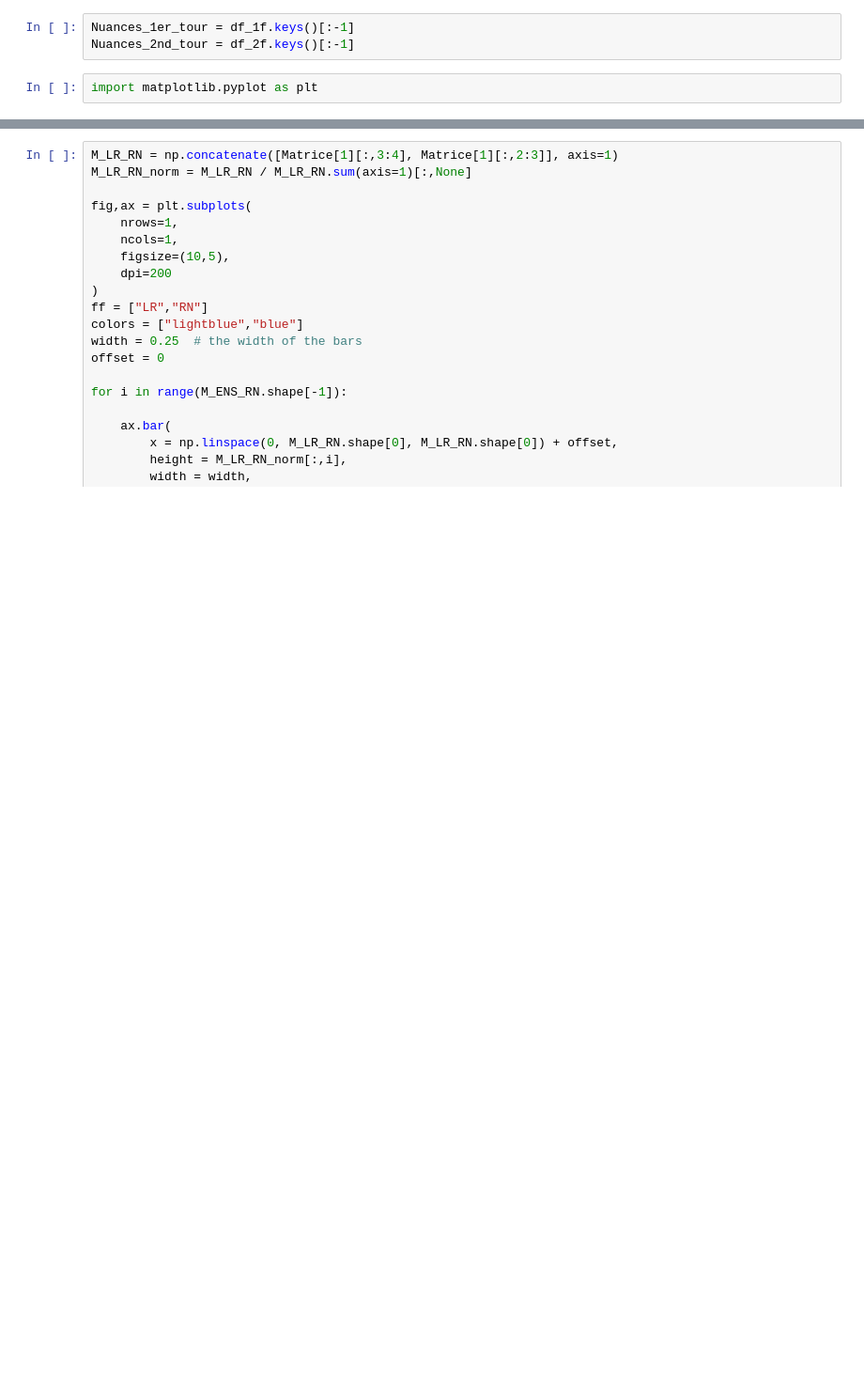
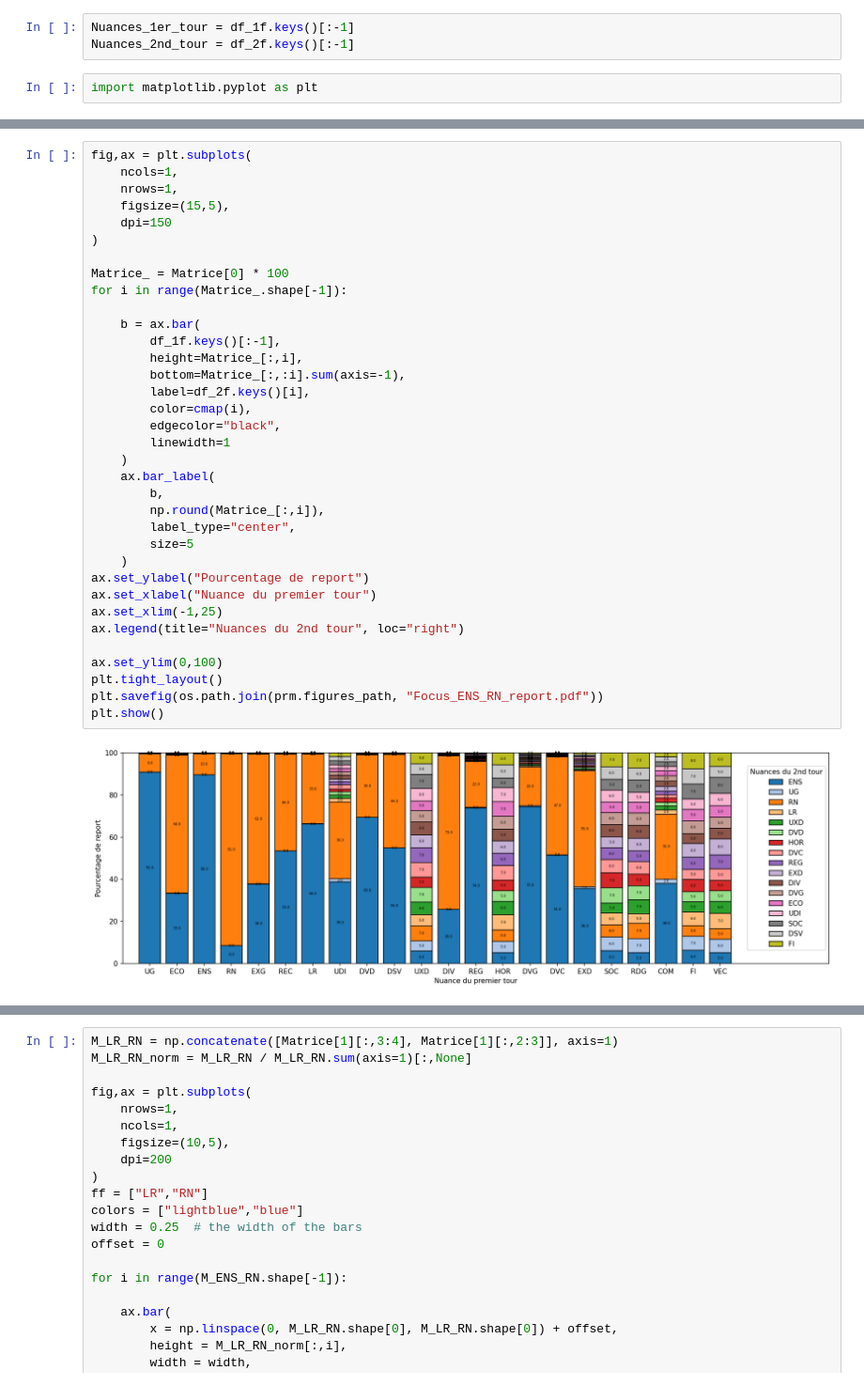
Before and after one commit to alexandre-laine/Pipeline_Elections_Legislatives, a Jupyter notebook: main/D_Resultats.ipynb, the cells around one changed output, grey strips where cells are left out. Shown at 94% size. Saved outputs shown, nothing was run; the diff lists cells and outputs as text; blank space fills up the shorter version.

```diff
--- a/main/D_Resultats.ipynb
+++ b/main/D_Resultats.ipynb
@@ -318,3 +317,40 @@ for i in range(len(Matrice)):
 [figure]
 [figure]
 [figure]
+# %%
+fig,ax = plt.subplots(
+    ncols=1,
+    nrows=1,
+    figsize=(15,5),
+    dpi=150
+)
+
+Matrice_ = Matrice[0] * 100
+for i in range(Matrice_.shape[-1]):
+
+    b = ax.bar(
+        df_1f.keys()[:-1],
+        height=Matrice_[:,i],
+        bottom=Matrice_[:,:i].sum(axis=-1),
+        label=df_2f.keys()[i],
+        color=cmap(i),
+        edgecolor="black",
+        linewidth=1
+    )
+    ax.bar_label(
+        b,
+        np.round(Matrice_[:,i]),
+        label_type="center",
+        size=5
+    )
+ax.set_ylabel("Pourcentage de report")
+ax.set_xlabel("Nuance du premier tour")
+ax.set_xlim(-1,25)
+ax.legend(title="Nuances du 2nd tour", loc="right")
+
+ax.set_ylim(0,100)
+plt.tight_layout()
+plt.savefig(os.path.join(prm.figures_path, "Focus_ENS_RN_report.pdf"))
+plt.show()
+# %% [output]
+[figure, added]
```
Also changed, not shown: parts of 14 cells of this notebook, 19 other files.
